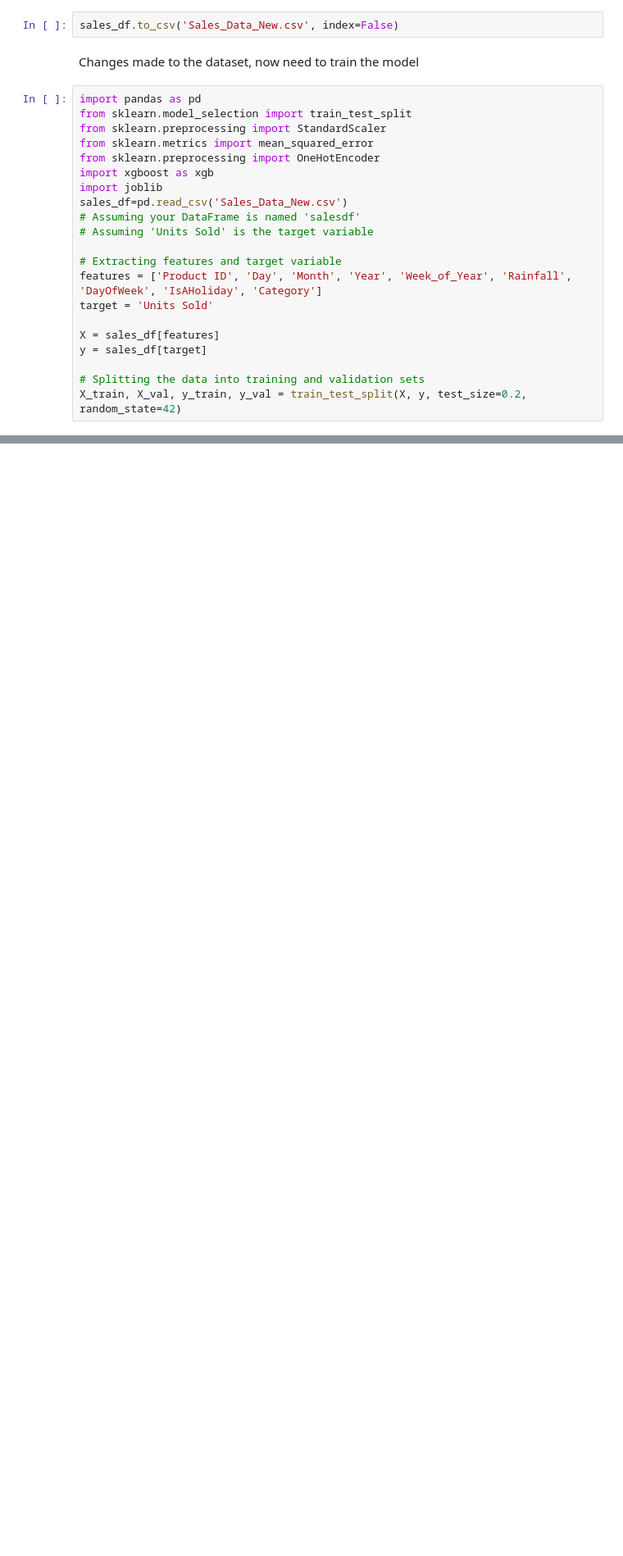
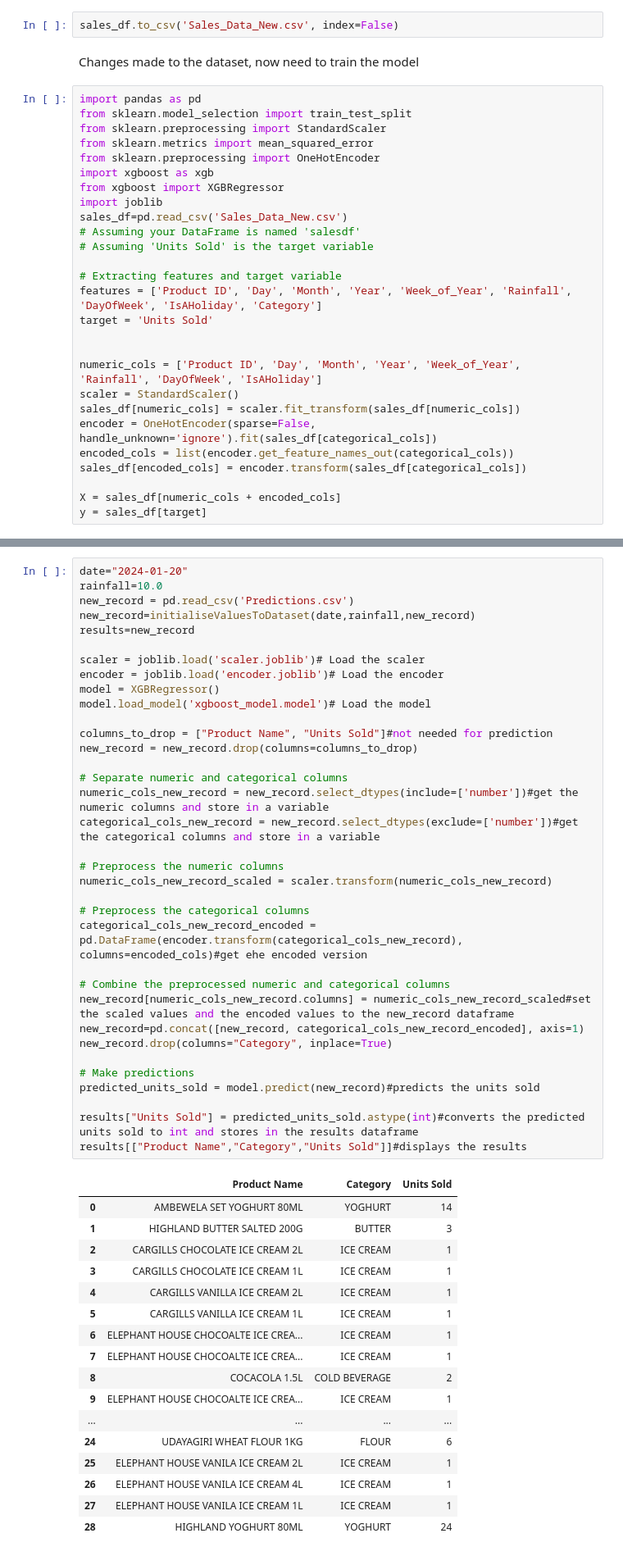
Before and after one commit to hammaadrizwan/marketwiz, a Jupyter notebook: Sales Prediction using XG boost.ipynb, the cells around one changed output, grey strips where cells are left out. Shown at 82% size. Saved outputs shown, nothing was run; the diff lists cells and outputs as text; blank space fills up the shorter version.

Commit message:
Model predicts accurately but can improve RMSE 33.7

```diff
--- a/Sales Prediction using XG boost.ipynb
+++ b/Sales Prediction using XG boost.ipynb
@@ -1242,6 +1242,7 @@ from sklearn.preprocessing import StandardScaler
 from sklearn.metrics import mean_squared_error
 from sklearn.preprocessing import OneHotEncoder
 import xgboost as xgb
+from xgboost import XGBRegressor
 import joblib
 sales_df=pd.read_csv('Sales_Data_New.csv')
 # Assuming your DataFrame is named 'salesdf'
@@ -1251,8 +1252,13 @@ sales_df=pd.read_csv('Sales_Data_New.csv')
 features = ['Product ID', 'Day', 'Month', 'Year', 'Week_of_Year', 'Rainfall', 'DayOfWeek', 'IsAHoliday', 'Category']
 target = 'Units Sold'
 
-X = sales_df[features]
+
+numeric_cols = ['Product ID', 'Day', 'Month', 'Year', 'Week_of_Year', 'Rainfall', 'DayOfWeek', 'IsAHoliday']
+scaler = StandardScaler()
+sales_df[numeric_cols] = scaler.fit_transform(sales_df[numeric_cols])
+encoder = OneHotEncoder(sparse=False, handle_unknown='ignore').fit(sales_df[categorical_cols])
+encoded_cols = list(encoder.get_feature_names_out(categorical_cols))
+sales_df[encoded_cols] = encoder.transform(sales_df[categorical_cols])
+
+X = sales_df[numeric_cols + encoded_cols]
 y = sales_df[target]
-
-# Splitting the data into training and validation sets
-X_train, X_val, y_train, y_val = train_test_split(X, y, test_size=0.2, random_state=42)
@@ -1266,0 +1284,53 @@ Fix the categorical column encoding part
+# %%
+date="2024-01-20"
+rainfall=10.0
+new_record = pd.read_csv('Predictions.csv')
+new_record=initialiseValuesToDataset(date,rainfall,new_record)
+results=new_record
+
+scaler = joblib.load('scaler.joblib')# Load the scaler
+encoder = joblib.load('encoder.joblib')# Load the encoder
+model = XGBRegressor()
+model.load_model('xgboost_model.model')# Load the model
+
+columns_to_drop = ["Product Name", "Units Sold"]#not needed for prediction
+new_record = new_record.drop(columns=columns_to_drop)
+
+# Separate numeric and categorical columns
+numeric_cols_new_record = new_record.select_dtypes(include=['number'])#get the numeric columns and store in a variable
+categorical_cols_new_record = new_record.select_dtypes(exclude=['number'])#get the categorical columns and store in a variable
+
+# Preprocess the numeric columns
+numeric_cols_new_record_scaled = scaler.transform(numeric_cols_new_record)
+
+# Preprocess the categorical columns
+categorical_cols_new_record_encoded = pd.DataFrame(encoder.transform(categorical_cols_new_record), columns=encoded_cols)#get ehe encoded version
+
+# Combine the preprocessed numeric and categorical columns
+new_record[numeric_cols_new_record.columns] = numeric_cols_new_record_scaled#set the scaled values and the encoded values to the new_record dataframe
+new_record=pd.concat([new_record, categorical_cols_new_record_encoded], axis=1)
+new_record.drop(columns="Category", inplace=True)
+
+# Make predictions
+predicted_units_sold = model.predict(new_record)#predicts the units sold
+
+results["Units Sold"] = predicted_units_sold.astype(int)#converts the predicted units sold to int and stores in the results dataframe
+results[["Product Name","Category","Units Sold"]]#displays the results
+# %% [output]
+|  | Product Name | Category | Units Sold |
+| 0 | AMBEWELA SET YOGHURT 80ML | YOGHURT | 14 |
+| 1 | HIGHLAND BUTTER SALTED 200G | BUTTER | 3 |
+| 2 | CARGILLS CHOCOLATE ICE CREAM 2L | ICE CREAM | 1 |
+| 3 | CARGILLS CHOCOLATE ICE CREAM 1L | ICE CREAM | 1 |
+| 4 | CARGILLS VANILLA ICE CREAM 2L | ICE CREAM | 1 |
+| 5 | CARGILLS VANILLA ICE CREAM 1L | ICE CREAM | 1 |
+| 6 | ELEPHANT HOUSE CHOCOALTE ICE CREA... | ICE CREAM | 1 |
+| 7 | ELEPHANT HOUSE CHOCOALTE ICE CREA... | ICE CREAM | 1 |
+| 8 | COCACOLA 1.5L | COLD BEVERAGE | 2 |
+| 9 | ELEPHANT HOUSE CHOCOALTE ICE CREA... | ICE CREAM | 1 |
+| ... | ... | ... | ... |
+| 24 | UDAYAGIRI WHEAT FLOUR 1KG | FLOUR | 6 |
+| 25 | ELEPHANT HOUSE VANILA ICE CREAM 2L | ICE CREAM | 1 |
+| 26 | ELEPHANT HOUSE VANILA ICE CREAM 4L | ICE CREAM | 1 |
+| 27 | ELEPHANT HOUSE VANILA ICE CREAM 1L | ICE CREAM | 1 |
+| 28 | HIGHLAND YOGHURT 80ML | YOGHURT | 24 |
```
Also changed, not shown: parts of 7 cells of this notebook, 6 other files.
